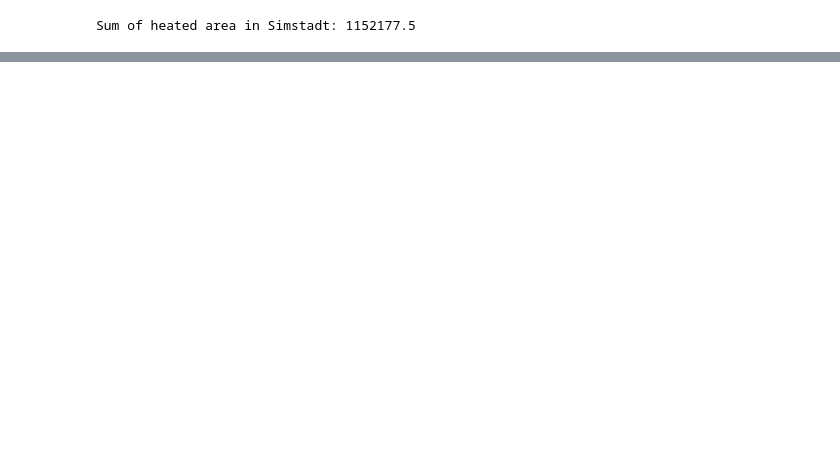
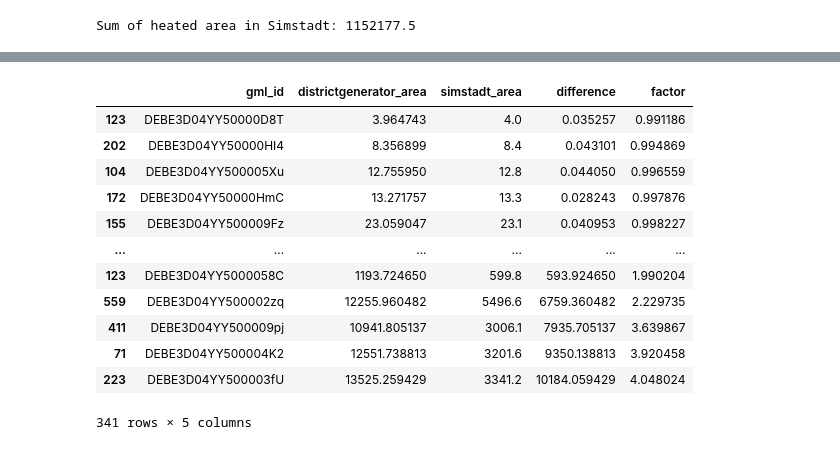
Before and after one commit to TUB-DVG/TECDEM, a Jupyter notebook: evaluation.ipynb, the cells around one changed output, grey strips where cells are left out. Saved outputs shown, nothing was run; the diff lists cells and outputs as text; code cells hidden in the pictures; blank space fills up the shorter version.

Commit message:
Further evaluation of area

```diff
--- a/evaluation.ipynb
+++ b/evaluation.ipynb
@@ -436,0 +425,28 @@ df_SimStadt.groupby(["ParentGMLId"])
+# %%
+# Figure out which buildings have the biggest difference in size difference between districtgenerator and SimStadt
+# Cacluate sum of each gml_id in SimStadt and compare it against the sum in DG
+area_df = pd.DataFrame()
+area_df["gml_id"] = tecdem_data["gml_id"]
+area_df["districtgenerator_area"] = tecdem_data["floor_area"].values
+
+# Step 1: Group df_SimStadt by 'ParentGMLId' and sum the 'Footprint area' for each group
+grouped_sum = df_SimStadt.groupby("ParentGMLId")["Footprint area"].sum()
+
+# Step 2: Get 'Footprint area' for each GMLId directly from df_SimStadt
+direct_sum = df_SimStadt.set_index("GMLId")["Footprint area"]
+
+# Step 3: Combine the grouped sum and direct sum, aligning them by 'GMLId'
+total_sum = grouped_sum.add(direct_sum, fill_value=0)
+
+# Step 4: Reindex the combined result to match the 'gml_id' in area_df
+area_df["simstadt_area"] = total_sum.reindex(area_df["gml_id"]).fillna(0).values
+
+
+
+
+# Ensure both columns have the same length
+assert len(area_df["districtgenerator_area"]) == len(area_df["simstadt_area"])
+# %%
+# Figure max difference
+
+area_df["difference"] = abs(area_df["districtgenerator_area"] - area_df["simstadt_area"])
@@ -436,0 +469,7 @@ df_SimStadt.groupby(["ParentGMLId"])
+# %%
+area_df["factor"] = area_df.apply(lambda row: row["districtgenerator_area"] / row["simstadt_area"] if row["simstadt_area"] != 0.0 else float('nan'), axis=1)
+# Remove rows with NaN factors
+area_df = area_df.dropna(subset=['factor'])
+
+# Sort the DataFrame by the 'factor' column in ascending order
+area_df_sorted = area_df.sort_values('factor', ascending=True)
@@ -436,0 +494,17 @@ df_SimStadt.groupby(["ParentGMLId"])
+# %%
+# Display the sorted DataFrame
+area_df_sorted
+# %% [output]
+|  | gml_id | districtgenerator_area | simstadt_area | difference | factor |
+| 123 | DEBE3D04YY50000D8T | 3.964743 | 4.0 | 0.035257 | 0.991186 |
+| 202 | DEBE3D04YY50000HI4 | 8.356899 | 8.4 | 0.043101 | 0.994869 |
+| 104 | DEBE3D04YY500005Xu | 12.755950 | 12.8 | 0.044050 | 0.996559 |
+| 172 | DEBE3D04YY50000HmC | 13.271757 | 13.3 | 0.028243 | 0.997876 |
+| 155 | DEBE3D04YY500009Fz | 23.059047 | 23.1 | 0.040953 | 0.998227 |
+| ... | ... | ... | ... | ... | ... |
+| 123 | DEBE3D04YY5000058C | 1193.724650 | 599.8 | 593.924650 | 1.990204 |
+| 559 | DEBE3D04YY500002zq | 12255.960482 | 5496.6 | 6759.360482 | 2.229735 |
+| 411 | DEBE3D04YY500009pj | 10941.805137 | 3006.1 | 7935.705137 | 3.639867 |
+| 71 | DEBE3D04YY500004K2 | 12551.738813 | 3201.6 | 9350.138813 | 3.920458 |
+| 223 | DEBE3D04YY500003fU | 13525.259429 | 3341.2 | 10184.059429 | 4.048024 |
+341 rows × 5 columns
```
Also changed, not shown: parts of 8 cells of this notebook.
